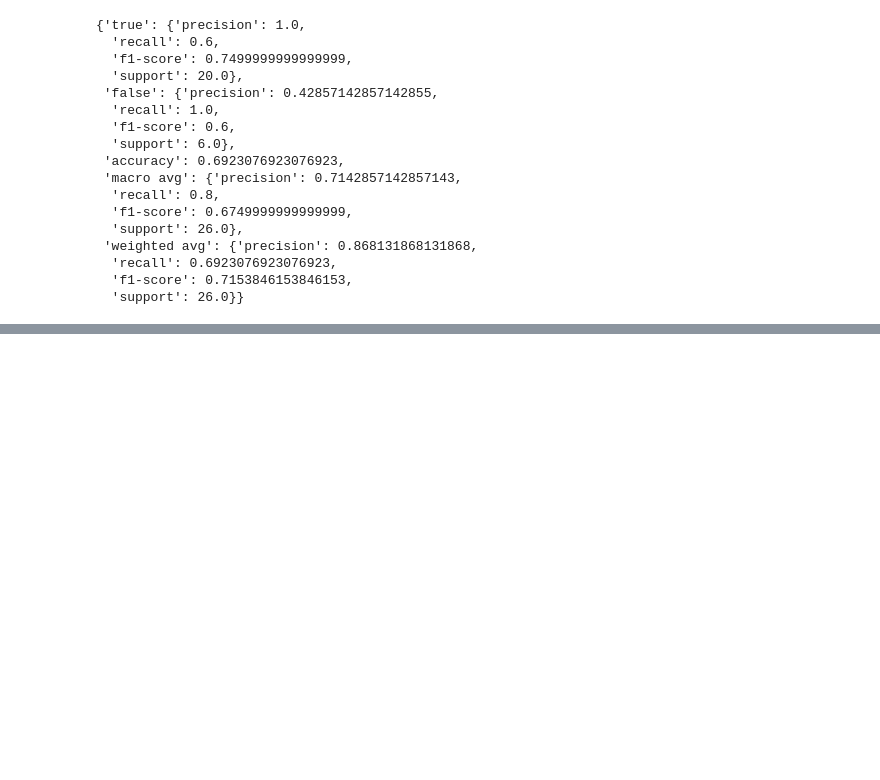
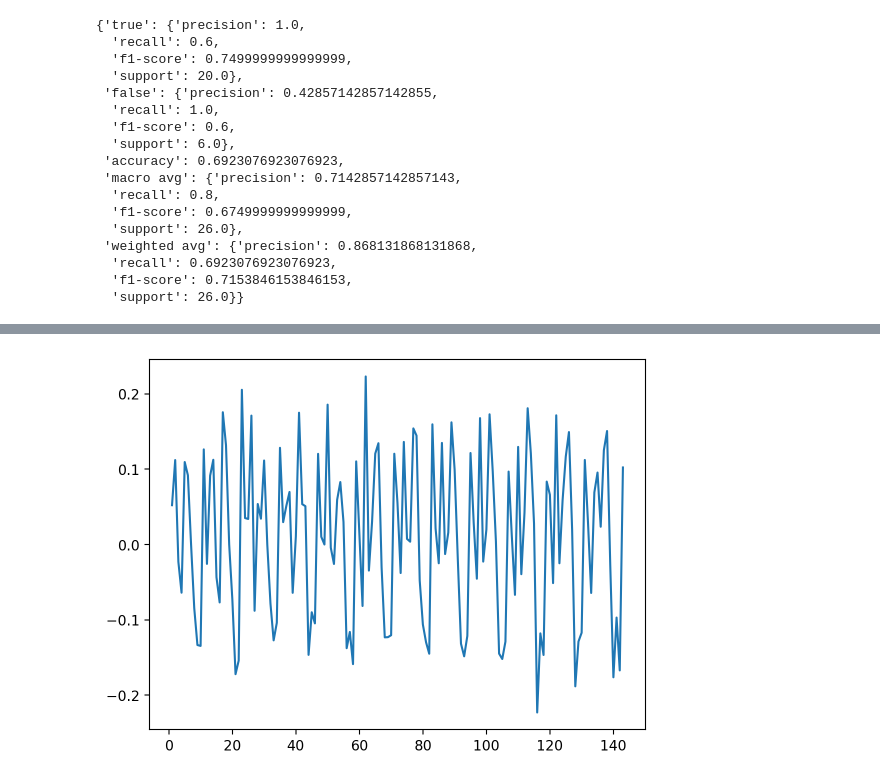
Before and after one commit to gyjong/workplace, a Jupyter notebook: quest_0227/0228_timesereis_classification.ipynb, the cells around one changed output, grey strips where cells are left out. Saved outputs shown, nothing was run; the diff lists cells and outputs as text; code cells hidden in the pictures; blank space fills up the shorter version.

```diff
--- a/quest_0227/0228_timesereis_classification.ipynb
+++ b/quest_0227/0228_timesereis_classification.ipynb
@@ -198,0 +283,3 @@ classification_report(y_test, logistic.predict(minimal_features_test), target_na
+# %%
+diffed = log_transformed.diff()
+diffed
@@ -198,0 +300,6 @@ classification_report(y_test, logistic.predict(minimal_features_test), target_na
+# %%
+plt.figure()
+plt.plot(diffed)
+plt.show()
+# %% [output]
+[figure, added]
```
Also changed, not shown: parts of 33 cells of this notebook.
